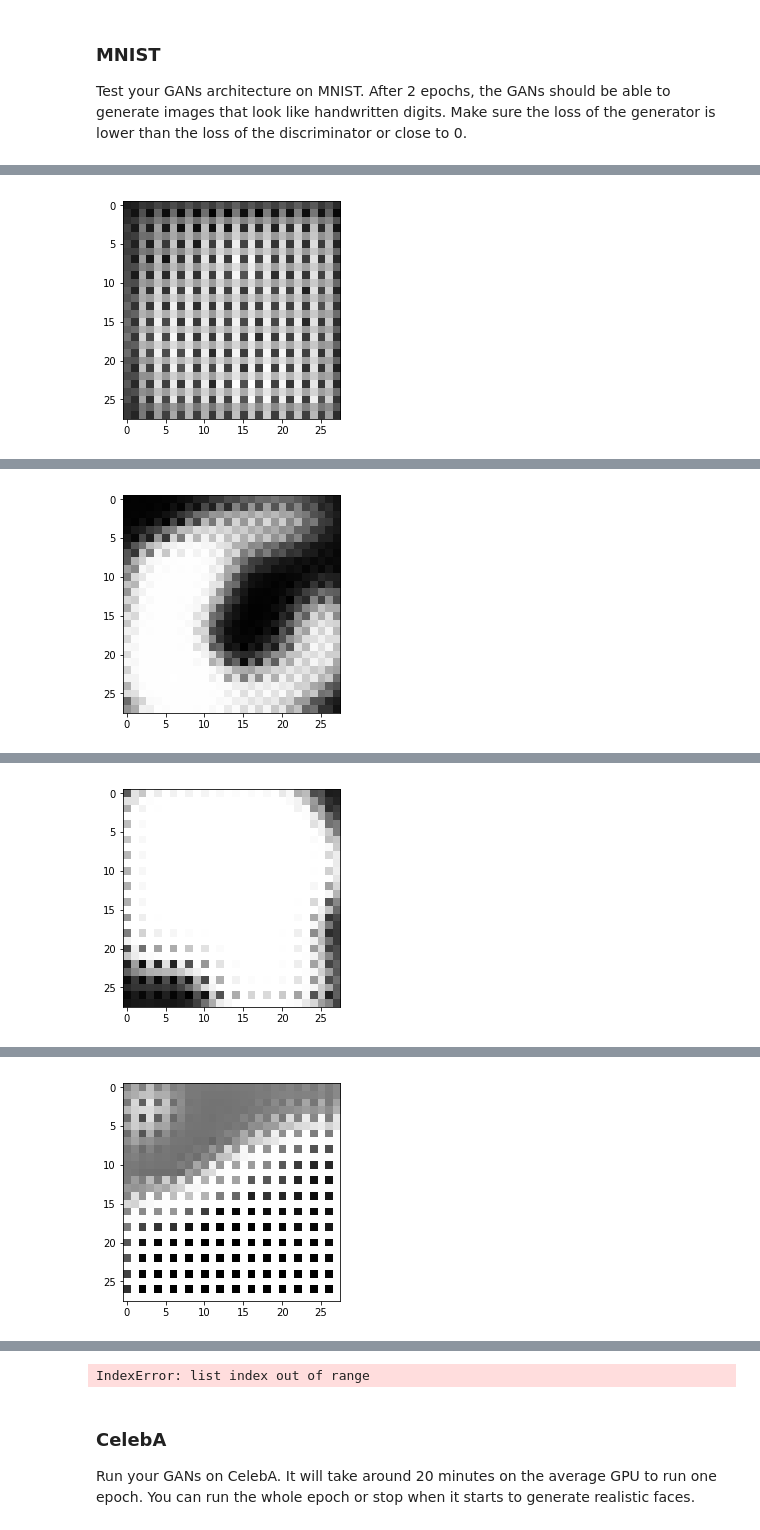
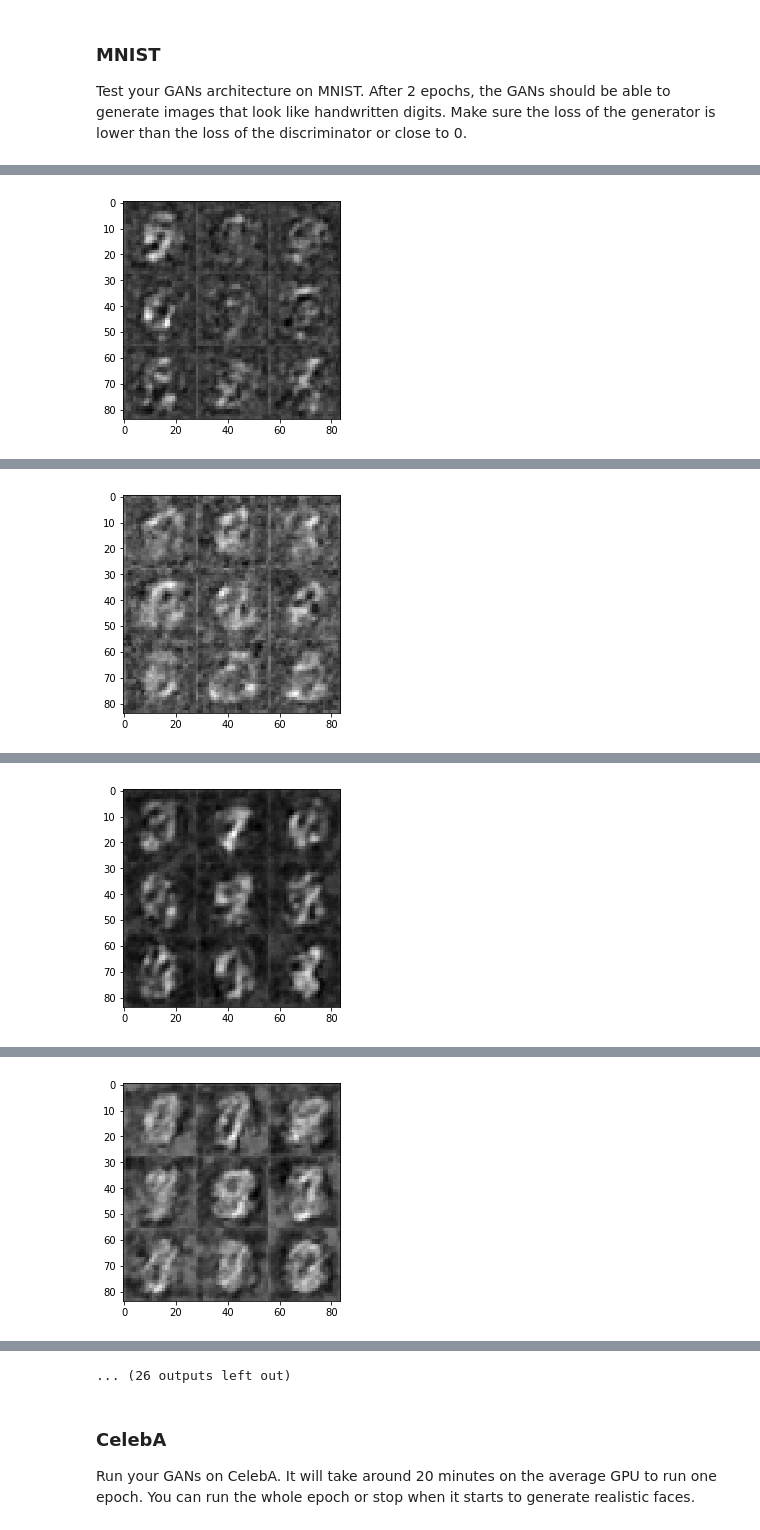
Before and after one commit to nadvamir/udacity-5-face-generation, a Jupyter notebook: dlnd_face_generation.ipynb, the cells around one changed output, grey strips where cells are left out. Drawn from its saved outputs; the diff is of its cells as text; code cells hidden in the pictures.

```diff
--- a/dlnd_face_generation.ipynb
+++ b/dlnd_face_generation.ipynb
@@ -180,25 +193,30 @@ def generator(z, out_channel_dim, is_train=True):
     :return: The tensor output of the generator
     """
     with tf.variable_scope('generator', reuse=(not is_train)):
-        alpha = 0.001
-        # First fully connected layer
-        x = tf.layers.dense(z, 512*7*7)
-        x = tf.reshape(x, (-1, 7, 7, 512)) # 7x7x516
+        alpha = 0.1
+        depth_0, depth_1, depth_2 = 256, 128, 64
+        conv_k = 3
 
         # leaky relu
         leaky_relu = lambda x: tf.maximum(x*alpha, x)
 
-        # convolutions
-        conv_1 = tf.layers.conv2d_transpose(x, 256, 5, strides=2, padding='same') # 14x14x256
+        # First fully connected layer
+        x = tf.layers.dense(z, depth_0*14*14)
+        x = tf.layers.batch_normalization(x, training=is_train)
+        x = leaky_relu(x)
+        x = tf.reshape(x, (-1, 14, 14, depth_0)) # 7x7x512
+
+        ups_1 = tf.image.resize_nearest_neighbor(x, (28, 28))
+        conv_1 = tf.layers.conv2d(ups_1, depth_1, conv_k, strides=1, padding='same')
         conv_1 = tf.layers.batch_normalization(conv_1, training=is_train)
         conv_1 = leaky_relu(conv_1)
 
-        conv_2 = tf.layers.conv2d_transpose(conv_1, 128, 5, strides=2, padding='same') # 28x28x128
+        conv_2 = tf.layers.conv2d(ups_1, depth_2, conv_k, strides=1, padding='same')
         conv_2 = tf.layers.batch_normalization(conv_2, training=is_train)
         conv_2 = leaky_relu(conv_2)
 
         # Output layer, 28x28xout_channel_dim
-        logits = tf.layers.conv2d(conv_2, out_channel_dim, 5, strides=1, padding='same')
+        logits = tf.layers.conv2d(conv_2, out_channel_dim, 1, strides=1, padding='same')
 
         out = tf.tanh(logits, name='generated_img')
 
@@ -230,7 +248,7 @@ def model_loss(input_real, input_z, out_channel_dim):
     d_model_fake, d_logits_fake = discriminator(g_model, reuse=True)
 
     d_loss_real = tf.reduce_mean(
-        tf.nn.sigmoid_cross_entropy_with_logits(logits=d_logits_real, labels=tf.ones_like(d_model_real)))
+        tf.nn.sigmoid_cross_entropy_with_logits(logits=d_logits_real, labels=tf.ones_like(d_model_real) * 0.9))
     d_loss_fake = tf.reduce_mean(
         tf.nn.sigmoid_cross_entropy_with_logits(logits=d_logits_fake, labels=tf.zeros_like(d_model_fake)))
     g_loss = tf.reduce_mean(
@@ -329,8 +347,6 @@ def train(epoch_count, batch_size, z_dim, learning_rate, beta1, get_batches, dat
     :param data_image_mode: The image mode to use for images ("RGB" or "L")
     """
     # Build the model
-    tf.reset_default_graph()
-
     input_real, input_z, tf_learning_rate = model_inputs(28, 28, data_shape[-1], z_dim)
 
     d_loss, g_loss = model_loss(input_real, input_z, data_shape[-1])
@@ -352,26 +368,28 @@ def train(epoch_count, batch_size, z_dim, learning_rate, beta1, get_batches, dat
                 _ = sess.run(d_opt, feed_dict={input_real: batch_images, input_z: batch_z, tf_learning_rate: learning_rate})
                 _ = sess.run(g_opt, feed_dict={input_z: batch_z, tf_learning_rate: learning_rate})
 
-                if steps % 1 == 0:
+                if steps % 10 == 0:
                     # At the end of each epoch, get the losses and print them out
                     train_loss_d = d_loss.eval({input_z: batch_z, input_real: batch_images})
                     train_loss_g = g_loss.eval({input_z: batch_z})
 
                     print("Epoch {}/{}, step {}...".format(epoch_i+1, epochs, steps),
                           "Discriminator Loss: {:.4f}...".format(train_loss_d),
-                          "Generator Loss: {:.4f}".format(train_loss_g))
+                          "Generator Loss: {:.4f}...".format(train_loss_g),
+                          "Total: {:.4f}".format(train_loss_d + train_loss_g))
 
-                if steps % 3 == 0:
-                    show_generator_output(sess, 3, input_z, data_shape[-1], data_image_mode)
+                if steps % 100 == 0:
+                    show_generator_output(sess, 9, input_z, data_shape[-1], data_image_mode)
 
-        saver.save(sess, './checkpoints/generator.ckpt')
+        tf.train.Saver().save(sess, './checkpoints/generator{}.ckpt'.format(data_image_mode))
+        show_generator_output(sess, 9, input_z, data_shape[-1], data_image_mode)
 # %% [markdown]
 ### MNIST
 Test your GANs architecture on MNIST.  After 2 epochs, the GANs should be able to generate images that look like handwritten digits.  Make sure the loss of the generator is lower than the loss of the discriminator or close to 0.
 # %%
-batch_size = 128
-z_dim = 200
-learning_rate = 0.002
+batch_size = 64
+z_dim = 128
+learning_rate = 0.0005
 beta1 = 0.5
 
 
@@ -391 +416 @@ Epoch 1/2, step 3... Discriminator Loss: 1.2504... Generator Loss: 0.7803
-[figure, old version]
+[figure, new version]
@@ -395 +427 @@ Epoch 1/2, step 6... Discriminator Loss: 0.2706... Generator Loss: 4.9602
-[figure, old version]
+[figure, new version]
@@ -399 +438 @@ Epoch 1/2, step 9... Discriminator Loss: 0.1697... Generator Loss: 3.6425
-[figure, old version]
+[figure, new version]
@@ -403 +449 @@ Epoch 1/2, step 12... Discriminator Loss: 0.0337... Generator Loss: 4.4232
-[figure, old version]
+[figure, new version]
@@ -410,4 +472,4 @@ Epoch 1/2, step 17... Discriminator Loss: 0.0009... Generator Loss: 7.7967
-IndexError: list index out of range
+... (26 outputs left out)
 # %% [markdown]
 ### CelebA
 Run your GANs on CelebA.  It will take around 20 minutes on the average GPU to run one epoch.  You can run the whole epoch or stop when it starts to generate realistic faces.
```
Also changed, not shown: parts of 7 cells of this notebook, 3 other files.
